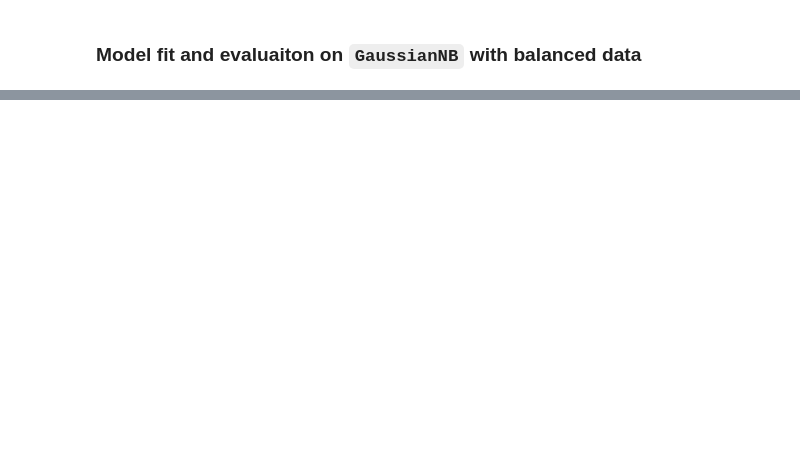
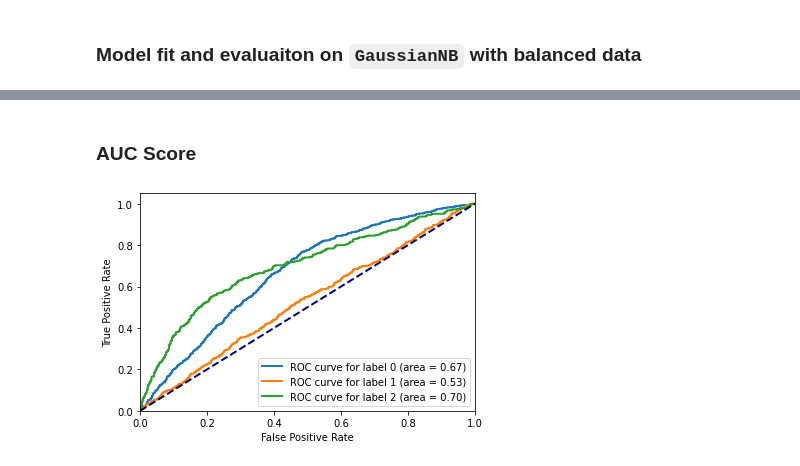
Before and after one commit to Kukaheadla/COMP90089_group_project, a Jupyter notebook: models/nb_model_balanced.ipynb, the cells around one changed output, grey strips where cells are left out. Drawn from its saved outputs; the diff is of its cells as text; code cells hidden in the pictures; blank space fills up the shorter version.

Commit message:
added ROC score and plot on NB and RF

```diff
--- a/models/nb_model_balanced.ipynb
+++ b/models/nb_model_balanced.ipynb
@@ -138,0 +141,46 @@ weighted avg       0.69      0.15      0.07      2685
+# %% [markdown]
+### AUC Score
+# %%
+N_CLASSES = len(np.unique(patient_df.label))
+y_train_encoded = label_binarize(y_train, classes=[0, 1, 2])
+y_test_encoded = label_binarize(y_test, classes=[0, 1, 2])
+
+nb_clf = GaussianNB()
+
+ovr_clf = OneVsRestClassifier(nb_clf, n_jobs=2)
+
+y_score_encoded = ovr_clf.fit(X_train, y_train_encoded).predict_proba(X_test)
+
+# false-positive, and true-positive rate
+fp_rate, tp_rate = dict(), dict()
+roc_auc = dict()
+
+for c in range(N_CLASSES):
+    fp_rate[c], tp_rate[c], _ = roc_curve(y_test_encoded[:, c], y_score_encoded[:, c])
+    roc_auc[c] = auc(fp_rate[c], tp_rate[c])
+
+# compute micro-average ROC curve & area in each area.
+
+fp_rate['micro'], tp_rate['micro'], _ = roc_curve(y_test_encoded.ravel(), y_score_encoded.ravel())
+roc_auc["micro"] = auc(fp_rate['micro'], tp_rate['micro'])
+# %%
+plt.figure()
+lw = 2
+
+for c in range(N_CLASSES):
+    plt.plot(
+        fp_rate[c],
+        tp_rate[c],
+        lw=lw,
+        label="ROC curve for label %0.f (area = %0.2f)" %(c, roc_auc[c]),
+    )
+
+plt.plot([0, 1], [0, 1], color="navy", lw=lw, linestyle="--")
+plt.xlim([0.0, 1.0])
+plt.ylim([0.0, 1.05])
+plt.xlabel("False Positive Rate")
+plt.ylabel("True Positive Rate")
+plt.legend(loc="lower right")
+plt.show()
+# %% [output]
+[figure, added]
```
Also changed, not shown: parts of 8 cells of this notebook, 4 other files.
